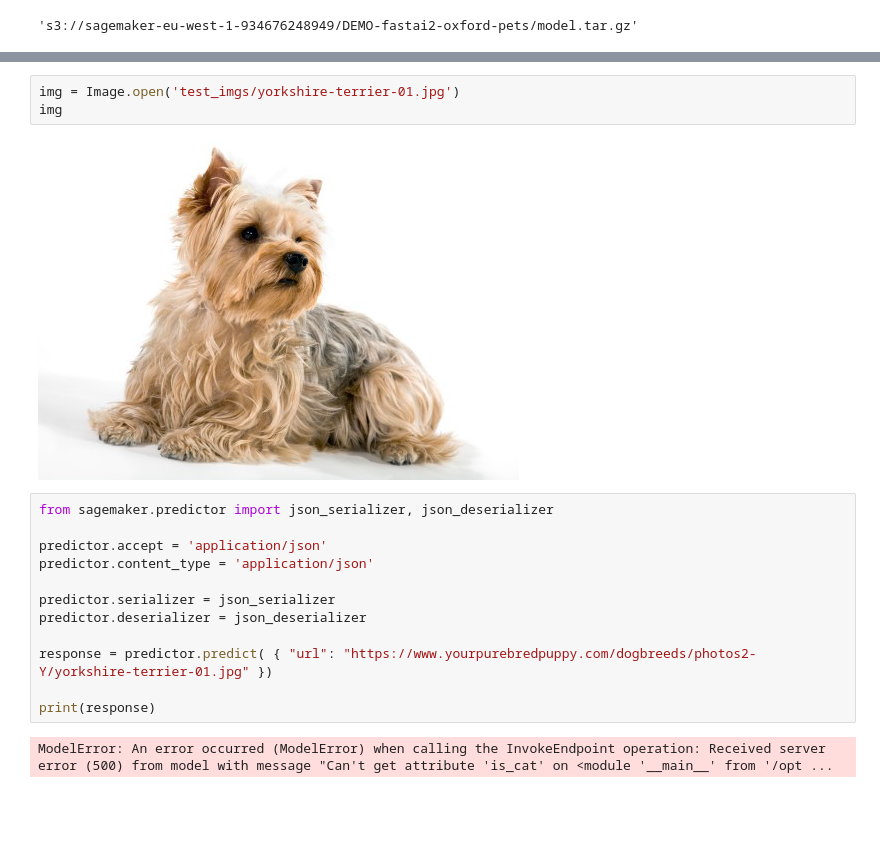
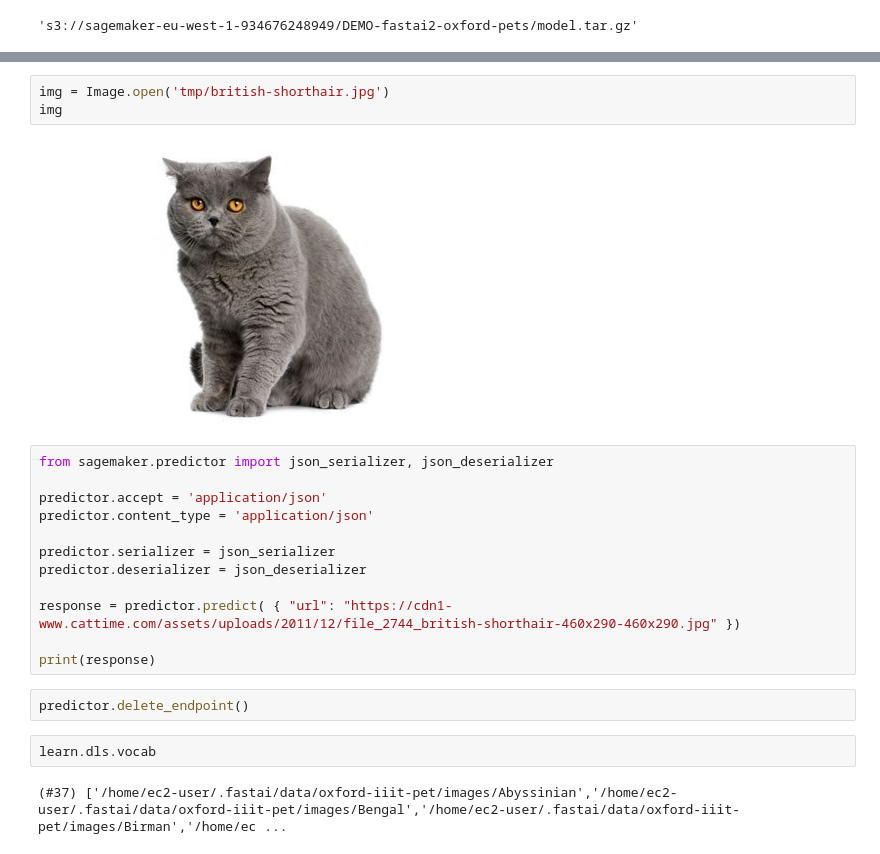
Before and after one commit to mattmcclean/fastai2-sagemaker-train-demo, a Jupyter notebook: Pets_fastai2.ipynb, the cells around one changed output, grey strips where cells are left out. Cells and saved outputs as stored; diff of their text form; blank space fills up the shorter version.

```diff
--- a/Pets_fastai2.ipynb
+++ b/Pets_fastai2.ipynb
@@ -89,8 +89,8 @@ test_imgs/yorkshire     [ <=>                ]  26.87K  --.-KB/s    in 0s
 # %%
-img = Image.open('test_imgs/yorkshire-terrier-01.jpg')
+img = Image.open('tmp/british-shorthair.jpg')
 img
 # %% [output]
-[figure, old version]
+[figure, new version]
 # %%
 from sagemaker.predictor import json_serializer, json_deserializer
 
@@ -100,8 +100,12 @@ predictor.content_type = 'application/json'
 predictor.serializer = json_serializer
 predictor.deserializer = json_deserializer
 
-response = predictor.predict( { "url": "https://www.yourpurebredpuppy.com/dogbreeds/photos2-Y/yorkshire-terrier-01.jpg" })
+response = predictor.predict( { "url": "https://cdn1-www.cattime.com/assets/uploads/2011/12/file_2744_british-shorthair-460x290-460x290.jpg" })
 
 print(response)
-# %% [output]
-ModelError: An error occurred (ModelError) when calling the InvokeEndpoint operation: Received server error (500) from model with message "Can't get attribute 'is_cat' on <module '__main__' from '/opt ...
+# %%
+predictor.delete_endpoint()
+# %%
+learn.dls.vocab
+# %% [output]
+(#37) ['/home/ec2-user/.fastai/data/oxford-iiit-pet/images/Abyssinian','/home/ec2-user/.fastai/data/oxford-iiit-pet/images/Bengal','/home/ec2-user/.fastai/data/oxford-iiit-pet/images/Birman','/home/ec ...
```
Also changed, not shown: parts of 12 cells of this notebook, 2 other files.
